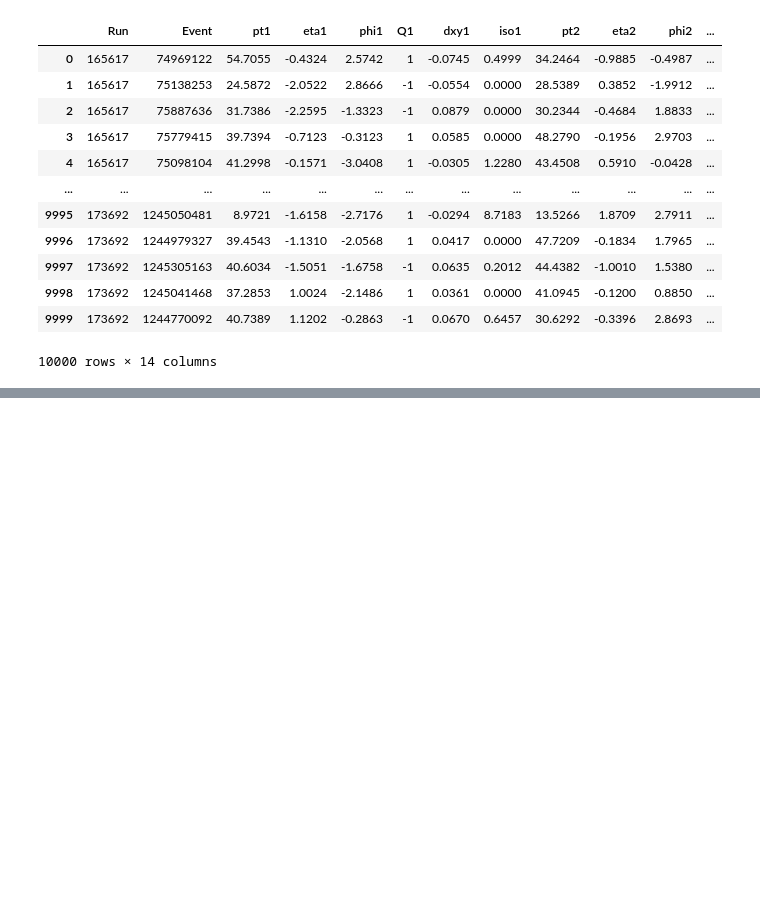
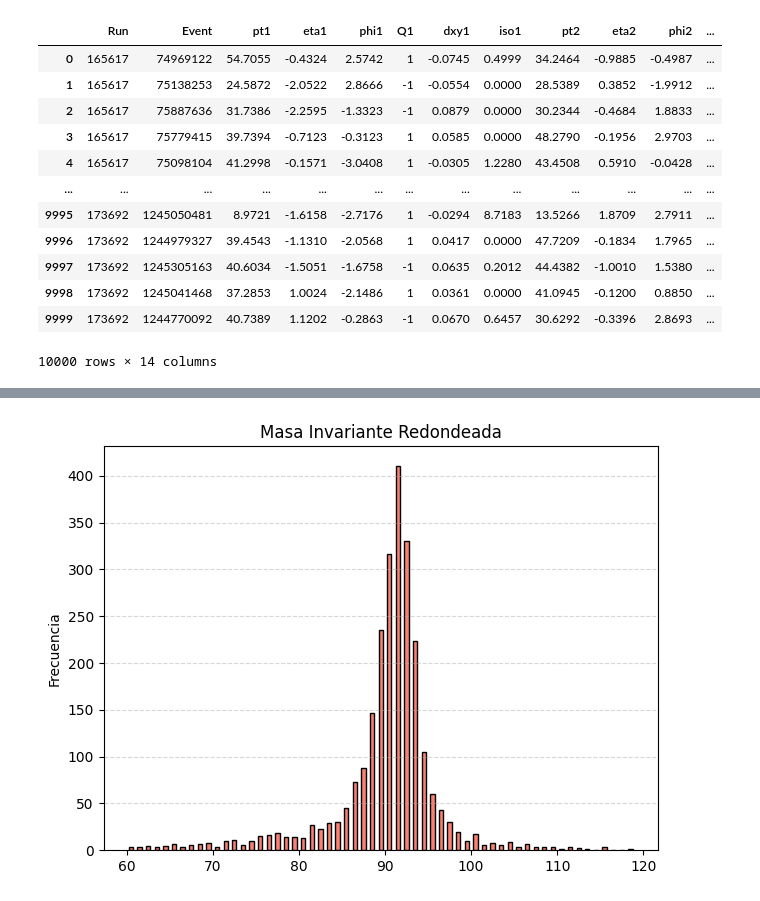
Before and after one commit to ProgramasParaFisicaDeParticulas/lecturadedatosabiertoscmszmumu-elPepino29, a Jupyter notebook: CMSOpenDataZtoMuMu.ipynb, the cells around one changed output, grey strips where cells are left out. Saved outputs shown, nothing was run; the diff lists cells and outputs as text; code cells hidden in the pictures; blank space fills up the shorter version.

```diff
--- a/CMSOpenDataZtoMuMu.ipynb
+++ b/CMSOpenDataZtoMuMu.ipynb
@@ -54,0 +131,4 @@ el sufijo 1 o 2 solo corresponde a si pertenece al muon 1 o 2
+# %%
+df = df[df['iso_rel1'] < 0.15]
+df = df[df['iso_rel2'] <0.15]
+df
@@ -54,0 +187,4 @@ el sufijo 1 o 2 solo corresponde a si pertenece al muon 1 o 2
+# %%
+df = df[abs(df['dxy1'])<0.05]
+df = df[abs(df['dxy2'])<0.05]
+df
@@ -54,0 +217,4 @@ el sufijo 1 o 2 solo corresponde a si pertenece al muon 1 o 2
+# %%
+df = df[df['pt1'] >20]
+df = df[df['pt2'] >20]
+df
@@ -54,0 +243,4 @@ el sufijo 1 o 2 solo corresponde a si pertenece al muon 1 o 2
+# %%
+df['M'] = np.sqrt( 2 * df['pt1'] * df['pt2'] * (np.cosh(df['eta1'] - df['eta2']) - np.cos(df['phi1'] - df['phi2'])))
+df['M_r'] = np.round(df['M'])
+df
@@ -64,0 +281,12 @@ fig_5.show()
+# %%
+import matplotlib.pyplot as plt
+
+plt.hist(df['M_r'], list(range(60, 120, 1)) , align='mid', rwidth=0.5, color='salmon', edgecolor='black')
+plt.title(r'Masa Invariante Redondeada')
+plt.ylabel('Frecuencia')
+#plt.xticks(list(range(60, 122, 2)))
+plt.grid(axis='y', linestyle='--', alpha=0.5)
+plt.tight_layout()
+plt.show()
+# %% [output]
+[figure, added]
```
Also changed, not shown: parts of 29 cells of this notebook.
